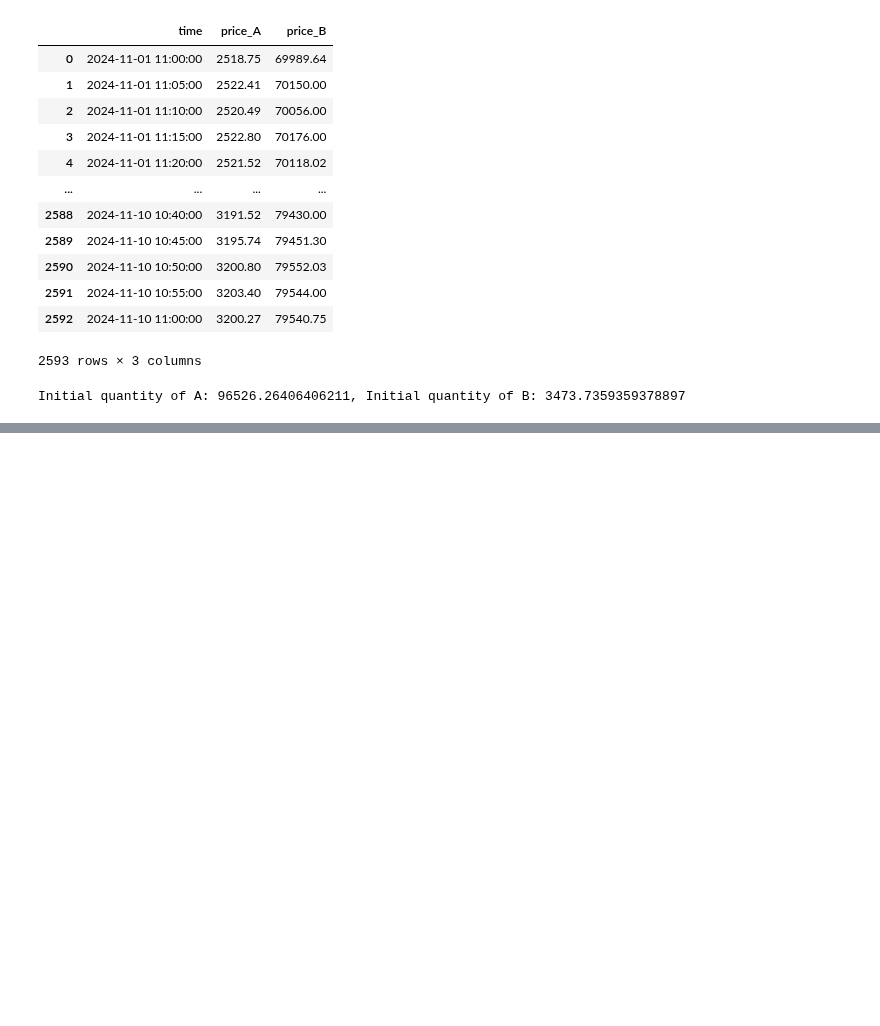
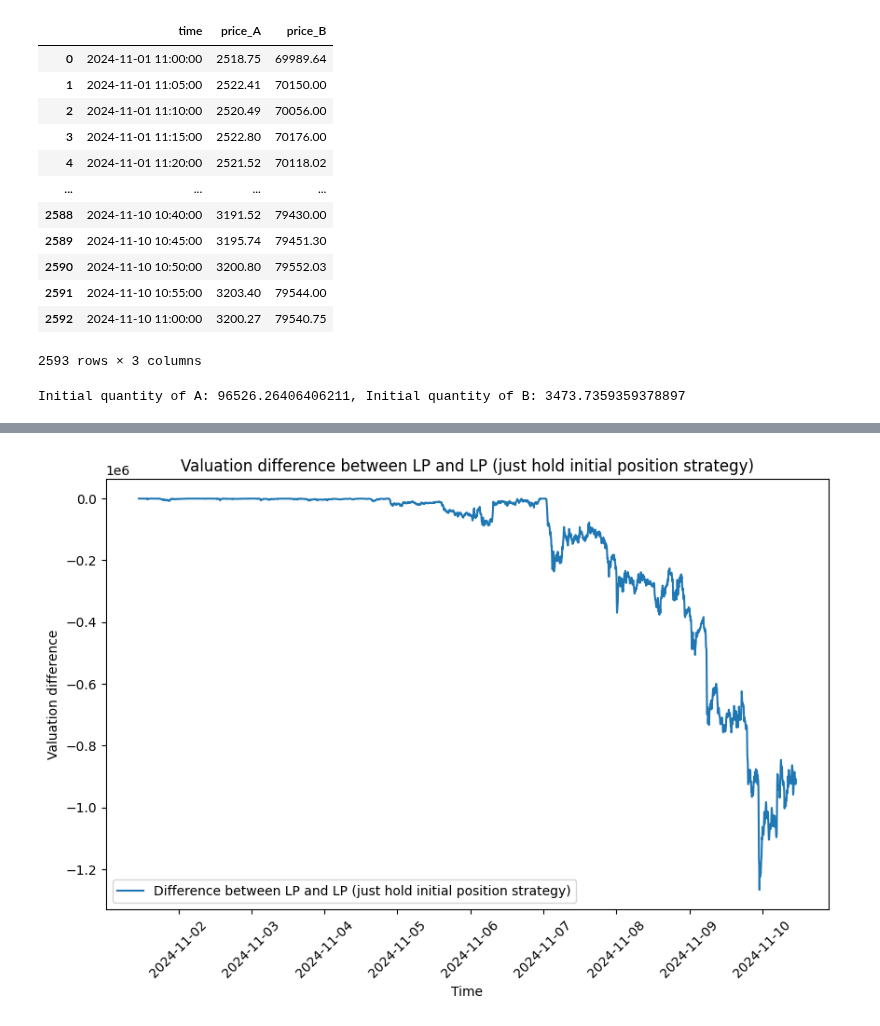
Before and after one commit to swnirk/Dex-Dynamic-Fee, a Jupyter notebook: visualizations/fixed_fee_simulation.ipynb, the cells around one changed output, grey strips where cells are left out. Saved outputs shown, nothing was run; the diff lists cells and outputs as text; code cells hidden in the pictures; blank space fills up the shorter version.

```diff
--- a/visualizations/fixed_fee_simulation.ipynb
+++ b/visualizations/fixed_fee_simulation.ipynb
@@ -149,0 +230,24 @@ plt.show()
+# %%
+# Plot difference between two lp strategies
+
+lp_valuations_diff = np.array(extract_lp_valuations(simulation_result)) - np.array(extract_lp_only_hold_valuations(simulation_result))
+
+fig, ax = plt.subplots(figsize=(10, 6))
+
+sns.lineplot(
+    x=simulation_result.timestamps,
+    y=lp_valuations_diff,
+    ax=ax,
+    label="Difference between LP and LP (just hold initial position strategy)",
+)
+
+plt.xlabel("Time")
+plt.ylabel("Valuation difference")
+
+plt.xticks(rotation=45)
+
+plt.title("Valuation difference between LP and LP (just hold initial position strategy)")
+
+plt.show()
+# %% [output]
+[figure, added]
```
Also changed, not shown: parts of 4 cells of this notebook, 2 other files.
